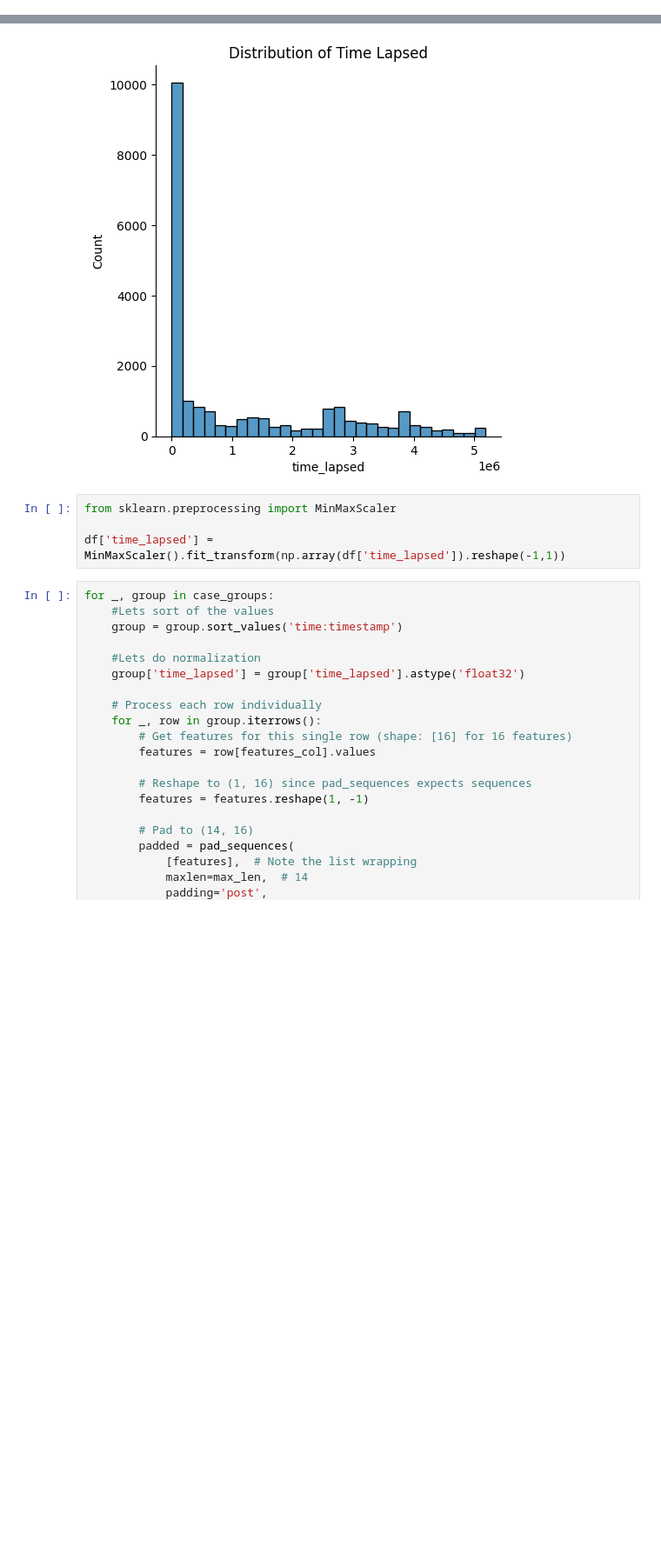
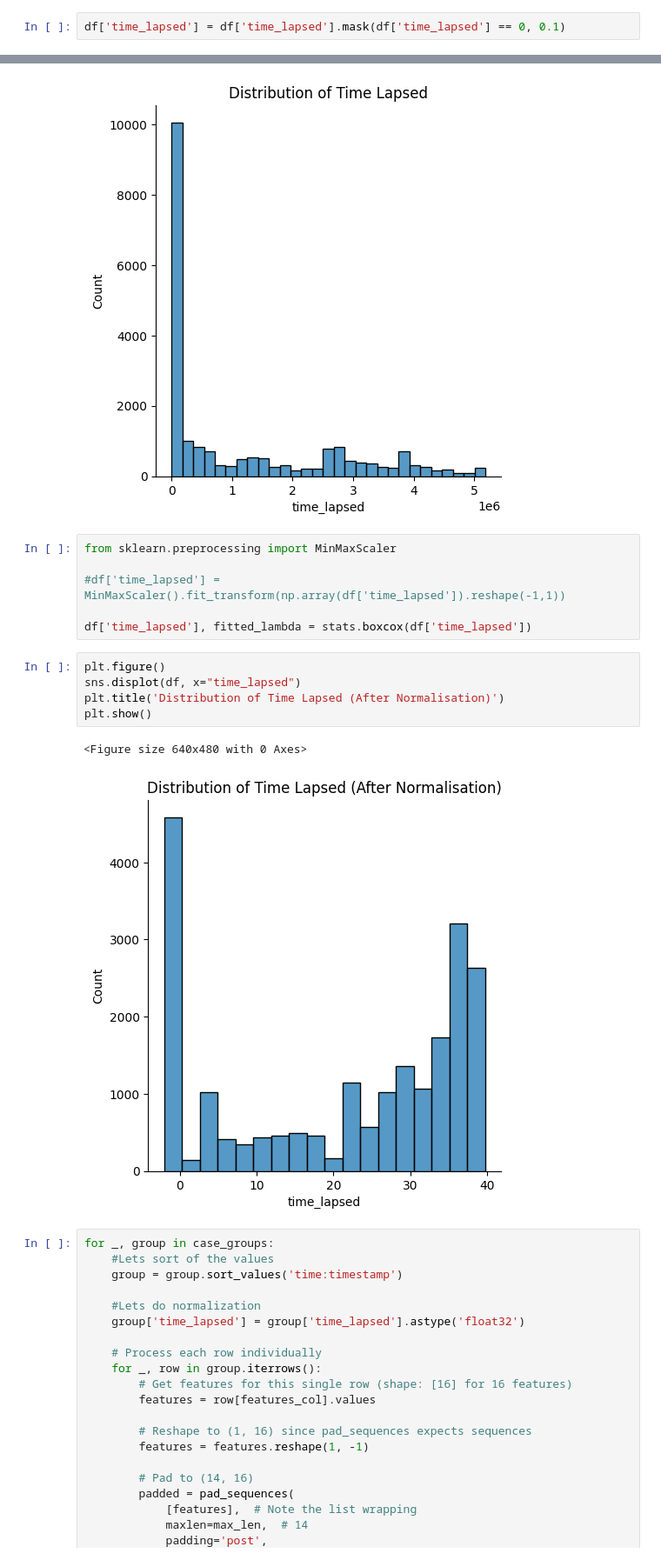
Before and after one commit to pullz6/Research_inspired_Self-Explaining-Neural-Networks-for-Business-Process-Monitoring, a Jupyter notebook: model.ipynb, the cells around one changed output, grey strips where cells are left out. Shown at 87% size. Cells and saved outputs as stored; diff of their text form; blank space fills up the shorter version.

Commit message:
normalisation for time lapsed is applied. remaining columns to do.

```diff
--- a/model.ipynb
+++ b/model.ipynb
@@ -238,6 +239,8 @@ Group sizes: 21221
 len(group_sizes)
 # %% [output]
 4580
+# %%
+df['time_lapsed'] = df['time_lapsed'].mask(df['time_lapsed'] == 0, 0.1)
 # %% [markdown]
 Before we apply any normalization, lets check the distribution of the time lapsed.
 
@@ -255,7 +258,17 @@ plt.show()
 # %%
 from sklearn.preprocessing import MinMaxScaler
 
-df['time_lapsed'] = MinMaxScaler().fit_transform(np.array(df['time_lapsed']).reshape(-1,1))
+#df['time_lapsed'] = MinMaxScaler().fit_transform(np.array(df['time_lapsed']).reshape(-1,1))
+
+df['time_lapsed'], fitted_lambda = stats.boxcox(df['time_lapsed'])
+# %%
+plt.figure()
+sns.displot(df, x="time_lapsed")
+plt.title('Distribution of Time Lapsed (After Normalisation)')
+plt.show()
+# %% [output]
+<Figure size 640x480 with 0 Axes>
+[figure, added]
 # %%
 for _, group in case_groups:
     #Lets sort of the values
```
Also changed, not shown: parts of 4 cells of this notebook.
